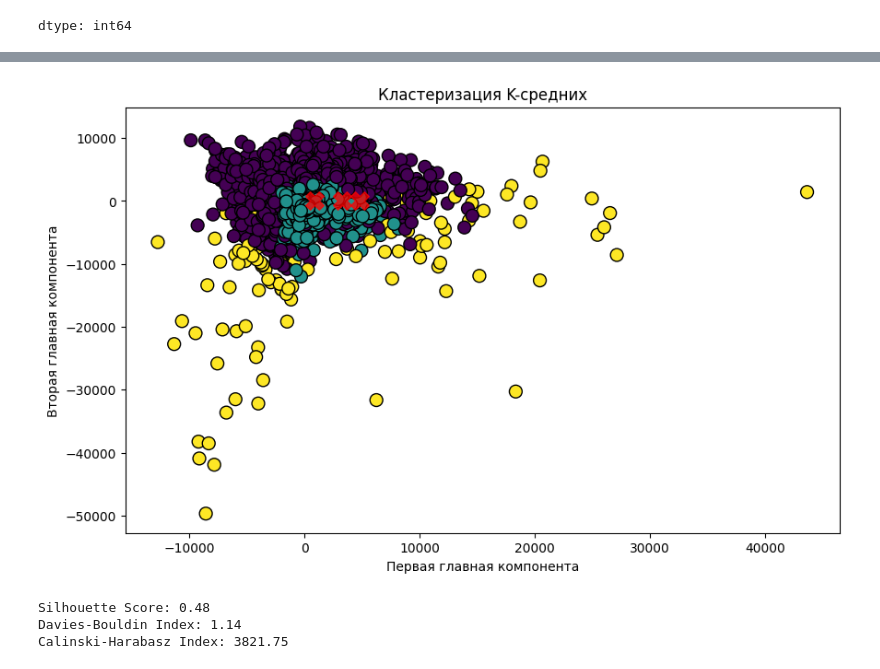
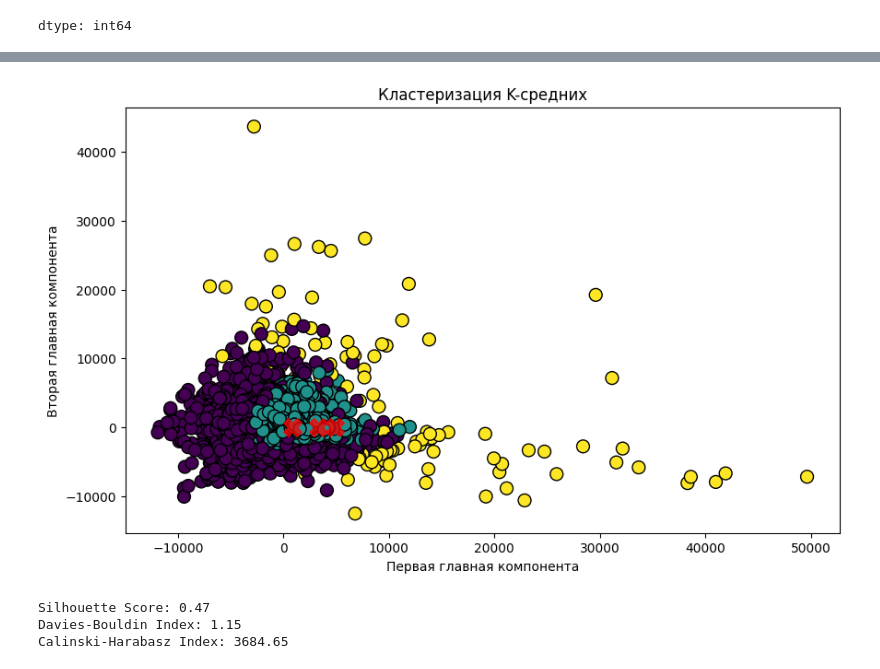
Before and after one commit to Den-tyy/ml_and_data_analysis, a Jupyter notebook: Classification_Clustering_Regression_test/Clustering.ipynb, the cells around one changed output, grey strips where cells are left out. Cells and saved outputs as stored; diff of their text form; code cells hidden in the pictures.

```diff
--- a/Classification_Clustering_Regression_test/Clustering.ipynb
+++ b/Classification_Clustering_Regression_test/Clustering.ipynb
@@ -14,2 +17,2 @@ import numpy as np
 # %%
-df = pd.read_csv('data/CC GENERAL_Clustering.csv')
+df = pd.read_csv('/content/CC GENERAL_Clustering.csv')
@@ -107,5 +197,3 @@ customers = df
-# %%
-df['MINIMUM_PAYMENTS'] = df['MINIMUM_PAYMENTS'].fillna(df['PAYMENTS'])
 # %%
 df.dropna(inplace=True)
 # %%
@@ -212,16 +271,34 @@ sns.scatterplot(x = 'CASH_ADVANCE_FREQUENCY', y = 'CASH_ADVANCE_TRX', data=df)
 # %%
-pca = PCA(n_components=6)
+x = df.drop(columns=['CUST_ID', 'TENURE', 'MINIMUM_PAYMENTS', 'PRC_FULL_PAYMENT'])
+
+kmeans = KMeans(n_clusters=3, random_state=42)
+kmeans.fit(x)
+
+y_kmeans = kmeans.predict(x)
+
+pca = PCA(n_components=3)
 X_pca = pca.fit_transform(x)
 
 # Визуализируем кластеры
 plt.figure(figsize=(10, 6))
-plt.scatter(X_pca[:, 2], X_pca[:, 1], c=y_kmeans, cmap='viridis', marker='o', edgecolor='k', s=100)
+plt.scatter(X_pca[:, 1], X_pca[:, 2], c=y_kmeans, cmap='viridis', marker='o', edgecolor='k', s=100)
 plt.scatter(kmeans.cluster_centers_[:, 0], kmeans.cluster_centers_[:, 1], c='red', s=200, alpha=0.75, marker='X')
 plt.title('Кластеризация K-средних')
 plt.xlabel('Первая главная компонента')
 plt.ylabel('Вторая главная компонента')
 plt.show()
+
+silhouette = silhouette_score(x, kmeans.labels_)
+db_index = davies_bouldin_score(x, kmeans.labels_)
+ch_index = calinski_harabasz_score(x, kmeans.labels_)
+
+print(f"Silhouette Score: {silhouette:.2f}")
+print(f"Davies-Bouldin Index: {db_index:.2f}")
+print(f"Calinski-Harabasz Index: {ch_index:.2f}")
 # %% [output]
-[figure, old version]
+[figure, new version]
+Silhouette Score: 0.47
+Davies-Bouldin Index: 1.15
+Calinski-Harabasz Index: 3684.65
 # %%
 # https://www.geeksforgeeks.org/clustering-metrics/
@@ -232,16 +304,0 @@ from sklearn.metrics import mutual_info_score, adjusted_rand_score
-# %%
-# Calculate clustering metrics
-silhouette = silhouette_score(x, kmeans.labels_)
-db_index = davies_bouldin_score(x, kmeans.labels_)
-ch_index = calinski_harabasz_score(x, kmeans.labels_)
-# ari = adjusted_rand_score(iris.target, kmeans.labels_)
-# mi = mutual_info_score(iris.target, kmeans.labels_) # Print the metric scores
-print(f"Silhouette Score: {silhouette:.2f}")
-print(f"Davies-Bouldin Index: {db_index:.2f}")
-print(f"Calinski-Harabasz Index: {ch_index:.2f}")
-# print(f"Adjusted Rand Index: {ari:.2f}")
-# print(f"Mutual Information (MI): {mi:.2f}")
-# %% [output]
-Silhouette Score: 0.48
-Davies-Bouldin Index: 1.14
-Calinski-Harabasz Index: 3821.75
```
Also changed, not shown: parts of 21 cells of this notebook, 2 other files.
